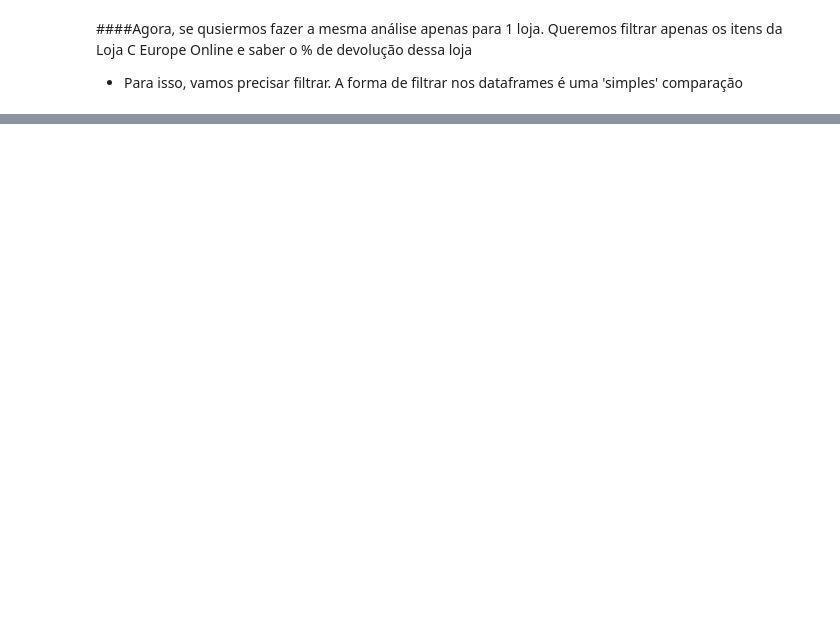
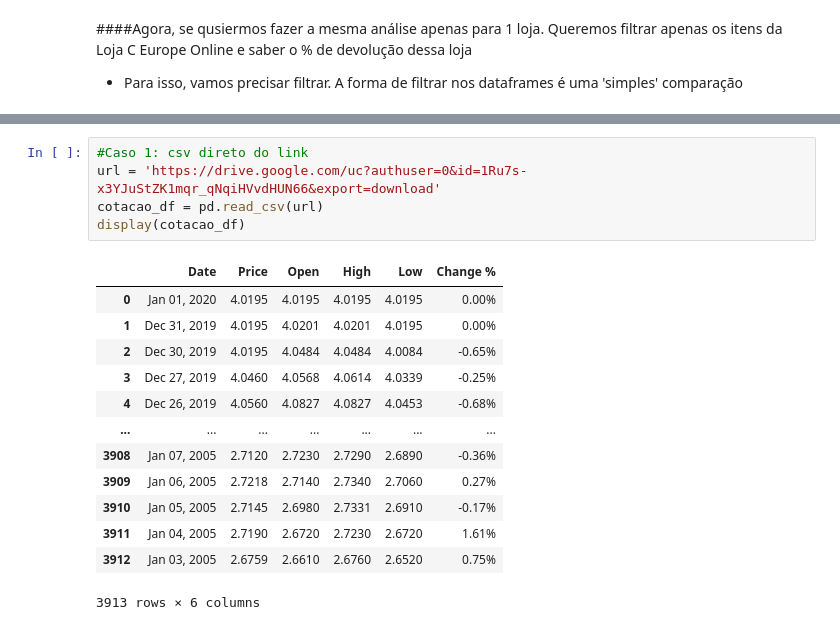
Before and after one commit to leandroclv/python_hashtag, a Jupyter notebook: pandas.ipynb, the cells around one changed output, grey strips where cells are left out. Saved outputs shown, nothing was run; the diff lists cells and outputs as text; blank space fills up the shorter version.

```diff
--- a/pandas.ipynb
+++ b/pandas.ipynb
@@ -505,0 +680,19 @@ vendas_df = vendas_df.merge(df_clientes, on='ID Cliente').rename(columns={'E-mai
+# %%
+#Caso 1: csv direto do link
+url = 'https://drive.google.com/uc?authuser=0&id=1Ru7s-x3YJuStZK1mqr_qNqiHVvdHUN66&export=download'
+cotacao_df = pd.read_csv(url)
+display(cotacao_df)
+# %% [output]
+|  | Date | Price | Open | High | Low | Change % |
+| 0 | Jan 01, 2020 | 4.0195 | 4.0195 | 4.0195 | 4.0195 | 0.00% |
+| 1 | Dec 31, 2019 | 4.0195 | 4.0201 | 4.0201 | 4.0195 | 0.00% |
+| 2 | Dec 30, 2019 | 4.0195 | 4.0484 | 4.0484 | 4.0084 | -0.65% |
+| 3 | Dec 27, 2019 | 4.0460 | 4.0568 | 4.0614 | 4.0339 | -0.25% |
+| 4 | Dec 26, 2019 | 4.0560 | 4.0827 | 4.0827 | 4.0453 | -0.68% |
+| ... | ... | ... | ... | ... | ... | ... |
+| 3908 | Jan 07, 2005 | 2.7120 | 2.7230 | 2.7290 | 2.6890 | -0.36% |
+| 3909 | Jan 06, 2005 | 2.7218 | 2.7140 | 2.7340 | 2.7060 | 0.27% |
+| 3910 | Jan 05, 2005 | 2.7145 | 2.6980 | 2.7331 | 2.6910 | -0.17% |
+| 3911 | Jan 04, 2005 | 2.7190 | 2.6720 | 2.7230 | 2.6720 | 1.61% |
+| 3912 | Jan 03, 2005 | 2.6759 | 2.6610 | 2.6760 | 2.6520 | 0.75% |
+3913 rows × 6 columns
```
Also changed, not shown: parts of 22 cells of this notebook.
